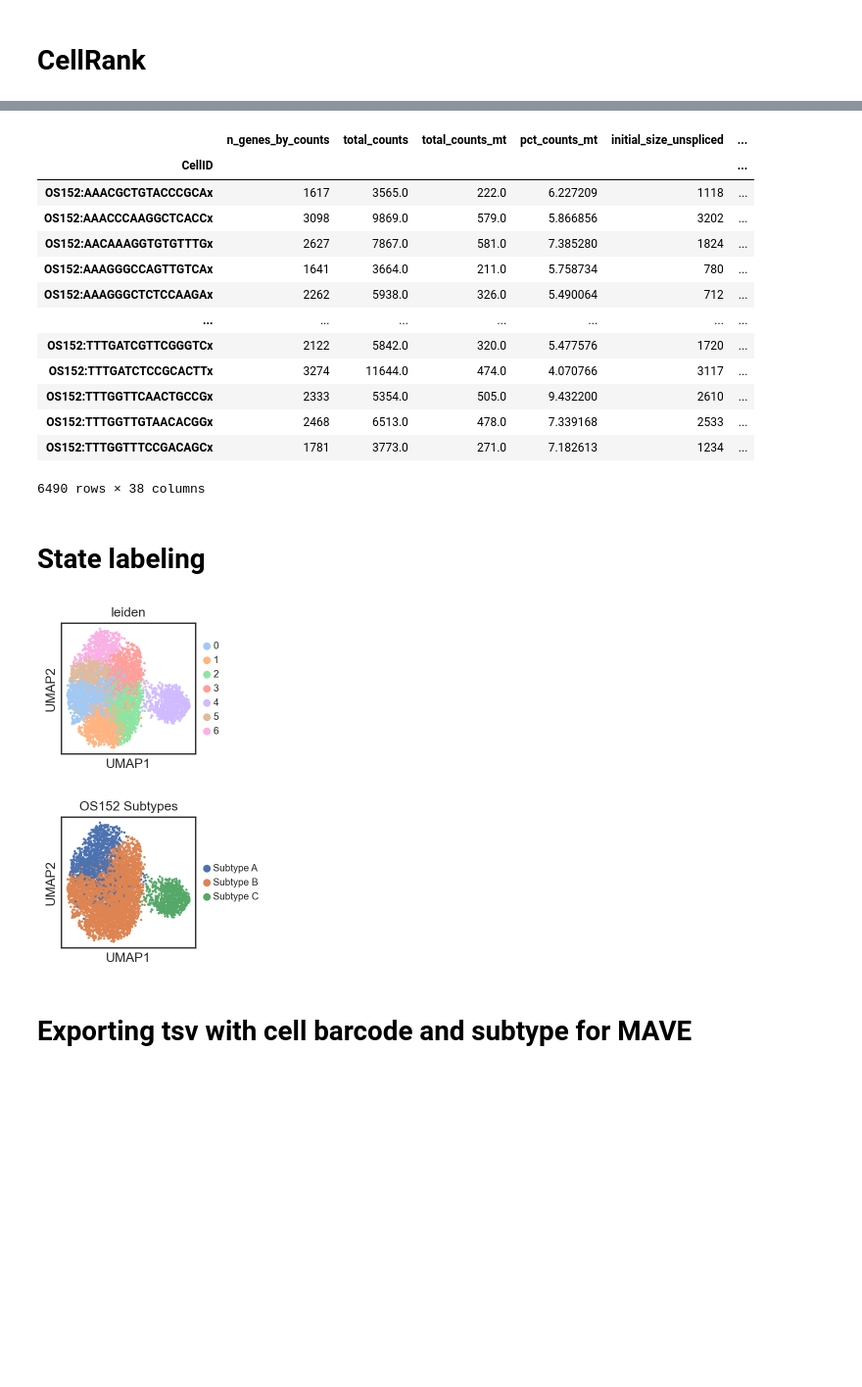
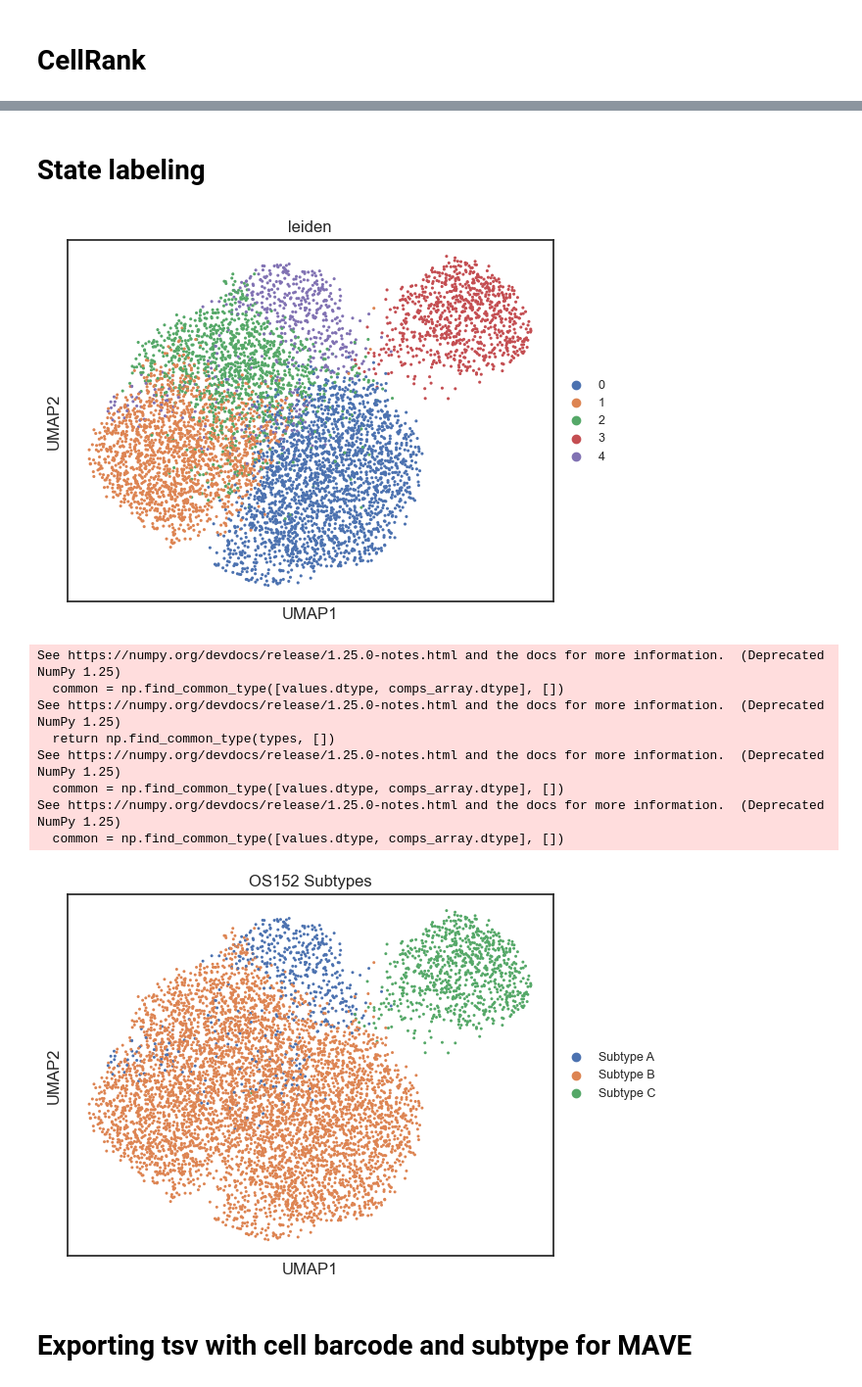
Before and after one commit to brendamelano/Reprogramming_Osteosarcoma, a Jupyter notebook: plain_scRNAseq_analysis/scvi_152.ipynb, the cells around one changed output, grey strips where cells are left out. Shown at 98% size. Drawn from its saved outputs; the diff is of its cells as text; code cells hidden in the pictures; blank space fills up the shorter version.

```diff
--- a/plain_scRNAseq_analysis/scvi_152.ipynb
+++ b/plain_scRNAseq_analysis/scvi_152.ipynb
@@ -35,6 +35,8 @@ import os
 %matplotlib inline
 sc.settings.verbosity = 3
 np.random.seed(42)
-plt.rcParams.update({'font.size': 10})
+
+plt.rcParams.update({'font.size': 9})
+sc.set_figure_params(figsize=(2, 2), format = 'svg', dpi_save = 300)
 # %% [output]
 Global seed set to 0
@@ -1005,5 +1006,5 @@ GPCCA[kernel=VelocityKernel[n=6490], initial_states=None, terminal_states=None]
 # %%
-g.fit(n_states=3, cluster_key="State")
+g.fit(n_states=3, cluster_key="leiden")
 g.plot_macrostates(which="all")
 
 g.predict_terminal_states(method="top_n", n_states=3)
@@ -1076,20 +1083,3 @@ sc.pl.umap(
-# %%
-adata.obs
-# %% [output]
-|  | n_genes_by_counts | total_counts | total_counts_mt | pct_counts_mt | initial_size_unspliced | ... |
-| CellID |  |  |  |  |  | ... |
-| OS152:AAACGCTGTACCCGCAx | 1617 | 3565.0 | 222.0 | 6.227209 | 1118 | ... |
-| OS152:AAACCCAAGGCTCACCx | 3098 | 9869.0 | 579.0 | 5.866856 | 3202 | ... |
-| OS152:AACAAAGGTGTGTTTGx | 2627 | 7867.0 | 581.0 | 7.385280 | 1824 | ... |
-| OS152:AAAGGGCCAGTTGTCAx | 1641 | 3664.0 | 211.0 | 5.758734 | 780 | ... |
-| OS152:AAAGGGCTCTCCAAGAx | 2262 | 5938.0 | 326.0 | 5.490064 | 712 | ... |
-| ... | ... | ... | ... | ... | ... | ... |
-| OS152:TTTGATCGTTCGGGTCx | 2122 | 5842.0 | 320.0 | 5.477576 | 1720 | ... |
-| OS152:TTTGATCTCCGCACTTx | 3274 | 11644.0 | 474.0 | 4.070766 | 3117 | ... |
-| OS152:TTTGGTTCAACTGCCGx | 2333 | 5354.0 | 505.0 | 9.432200 | 2610 | ... |
-| OS152:TTTGGTTGTAACACGGx | 2468 | 6513.0 | 478.0 | 7.339168 | 2533 | ... |
-| OS152:TTTGGTTTCCGACAGCx | 1781 | 3773.0 | 271.0 | 7.182613 | 1234 | ... |
-6490 rows × 38 columns
 # %% [markdown]
 # State labeling
 # %%
@@ -1101,48 +1091,55 @@ sc.pl.umap(adata, color=['leiden'],
 adata.obs['leiden'] = adata.obs['leiden'].astype('category')
 
 
-adata.obs['leiden'][adata.obs['leiden']=='1']='3'
-adata.obs['leiden'][adata.obs['leiden']=='0']='3'
-adata.obs['leiden'][adata.obs['leiden']=='2']='3'
-adata.obs['leiden'][adata.obs['leiden']=='5']='6'
+adata.obs['leiden'][adata.obs['leiden']=='1']='2'
+adata.obs['leiden'][adata.obs['leiden']=='0']='2'
+
 
 # adding labels for trajectory subtype
 # Fill in the clusters that belong to each cell type based on each marker in the plot above
-cell_dict = { 'Subtype A': ['6'],  'Subtype B': ['3'], 'Subtype C':['4']}
+cell_dict = { 'Subtype A': ['4'],  'Subtype B': ['2'], 'Subtype C':['3']}
 
 
 # Initialize empty column in cell metadata
 adata.obs['Subtype'] = np.nan
 
 
 # Generate new assignments
 for i in cell_dict.keys():
     ind = pd.Series(adata.obs.leiden).isin(cell_dict[i])
     adata.obs.loc[ind,'Subtype'] = i
 
 
 # Creating a dataframe with the cluster IDs
 subtypes = pd.DataFrame(adata.obs['Subtype'].values)
 
 
 # Define the number of clusters
 n_subtypes = len(subtypes[0].unique())
 
 
 # Define a color palette with a limited number of colors
 colors = sns.color_palette('pastel', n_subtypes)
 
 
 sc.pl.umap(adata, color=['Subtype'], legend_fontsize=9, title = "OS152 Subtypes") #, palette = subtype_colors
 
 
 # saving the adata file with the cluster ids
 adata.write("/Users/brendamelano/Desktop/Reprogramming_Osteosarcoma/plain_scRNAseq_analysis/OS152/OS152_adata_subtype_PCA.h5ad")
 
 #adata = sc.read("/Users/brendamelano/Desktop/OS152_adata_labeled.h5ad")
 # %% [output]
-[figure, old version]
+[figure, new version]
+See https://numpy.org/devdocs/release/1.25.0-notes.html and the docs for more information.  (Deprecated NumPy 1.25)
+  common = np.find_common_type([values.dtype, comps_array.dtype], [])
+See https://numpy.org/devdocs/release/1.25.0-notes.html and the docs for more information.  (Deprecated NumPy 1.25)
+  return np.find_common_type(types, [])
+See https://numpy.org/devdocs/release/1.25.0-notes.html and the docs for more information.  (Deprecated NumPy 1.25)
+  common = np.find_common_type([values.dtype, comps_array.dtype], [])
+See https://numpy.org/devdocs/release/1.25.0-notes.html and the docs for more information.  (Deprecated NumPy 1.25)
+  common = np.find_common_type([values.dtype, comps_array.dtype], [])
-[figure, old version]
+[figure, new version]
 # %% [markdown]
 # Exporting tsv with cell barcode and subtype for MAVE
 # %%
```
Also changed, not shown: parts of 14 cells of this notebook, 5 other files.
